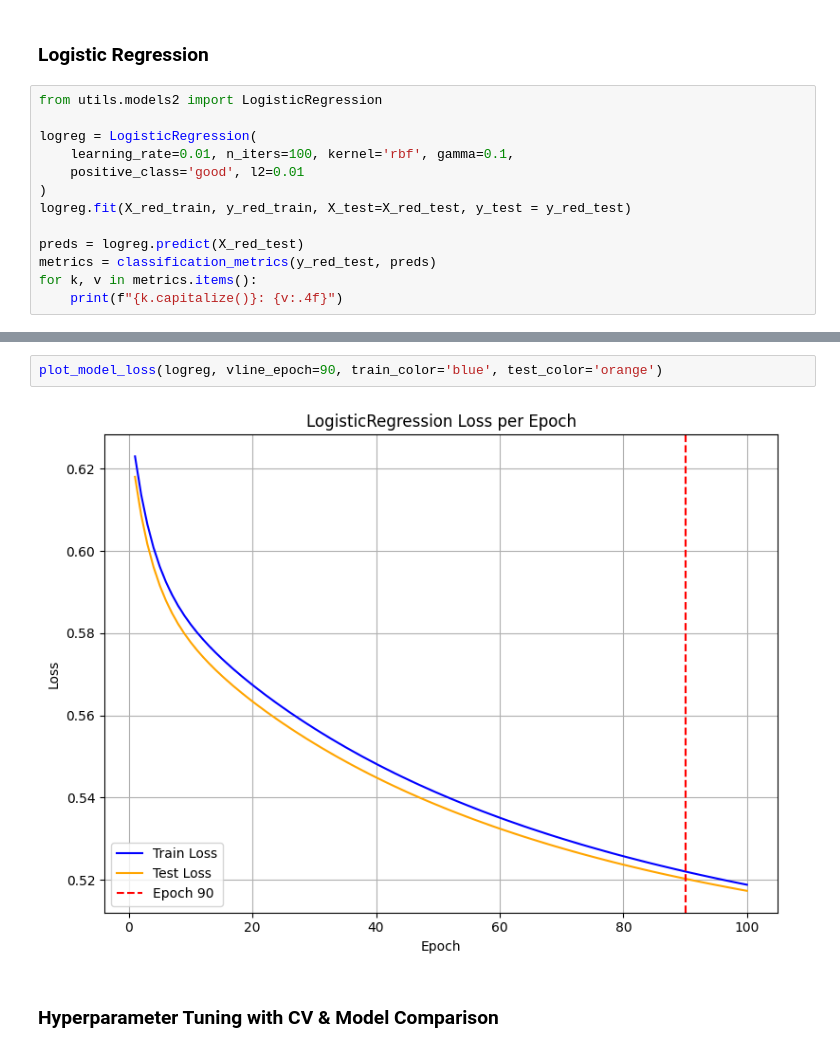
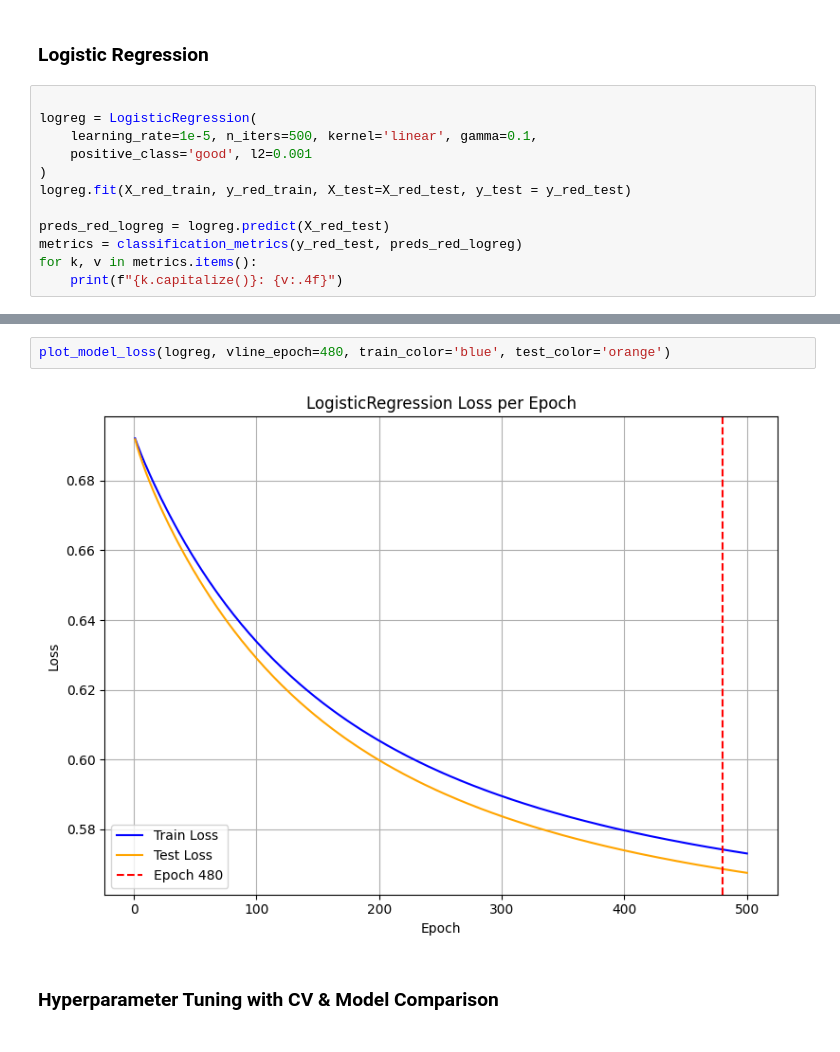
Before and after one commit to bercaakbayir/unimi-dse-ml-project, a Jupyter notebook: main.ipynb, the cells around one changed output, grey strips where cells are left out. Cells and saved outputs as stored; diff of their text form.

Commit message:
model analysis has been conducted

```diff
--- a/main.ipynb
+++ b/main.ipynb
@@ -736,16 +734,15 @@ plot_model_loss(svm, vline_epoch=24, train_color='blue', test_color='orange')
 # %% [markdown]
 ### Logistic Regression
 # %%
-from utils.models2 import LogisticRegression
 
 logreg = LogisticRegression(
-    learning_rate=0.01, n_iters=100, kernel='rbf', gamma=0.1,
-    positive_class='good', l2=0.01
+    learning_rate=1e-5, n_iters=500, kernel='linear', gamma=0.1,
+    positive_class='good', l2=0.001
 )
 logreg.fit(X_red_train, y_red_train, X_test=X_red_test, y_test = y_red_test)
 
-preds = logreg.predict(X_red_test)
-metrics = classification_metrics(y_red_test, preds)
+preds_red_logreg = logreg.predict(X_red_test)
+metrics = classification_metrics(y_red_test, preds_red_logreg)
 for k, v in metrics.items():
     print(f"{k.capitalize()}: {v:.4f}")
 # %% [output]
@@ -769,7 +766,7 @@ F1_score: 0.7416
 # %%
-plot_model_loss(logreg, vline_epoch=90, train_color='blue', test_color='orange')
+plot_model_loss(logreg, vline_epoch=480, train_color='blue', test_color='orange')
 # %% [output]
-[figure, old version]
+[figure, new version]
 # %% [markdown]
 ### Hyperparameter Tuning with CV & Model Comparison
 # %%
```
Also changed, not shown: parts of 48 cells of this notebook, 2 other files.
